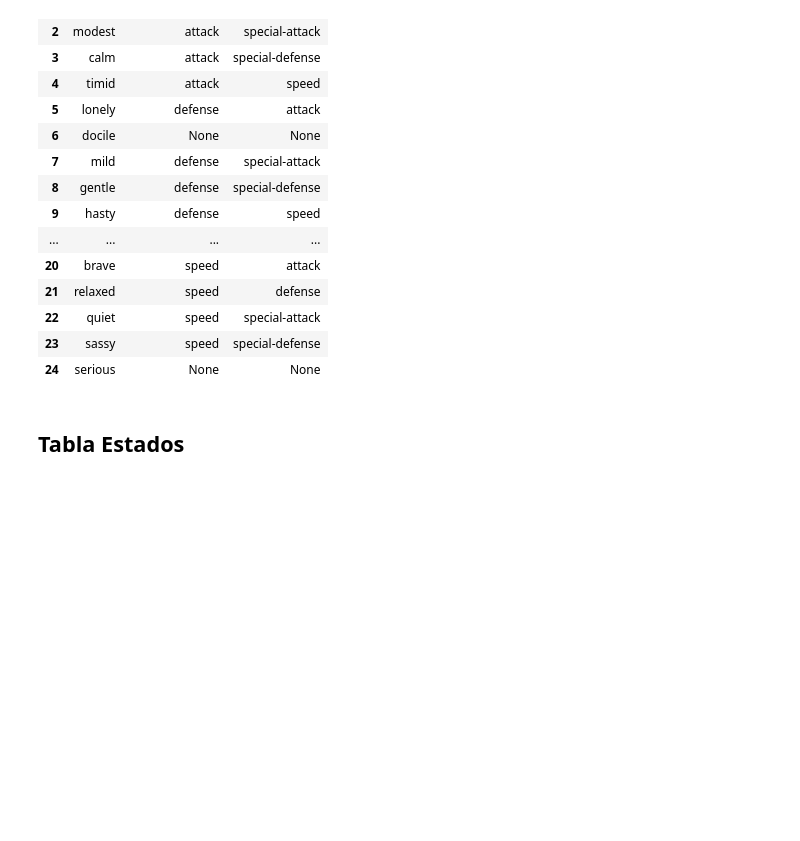
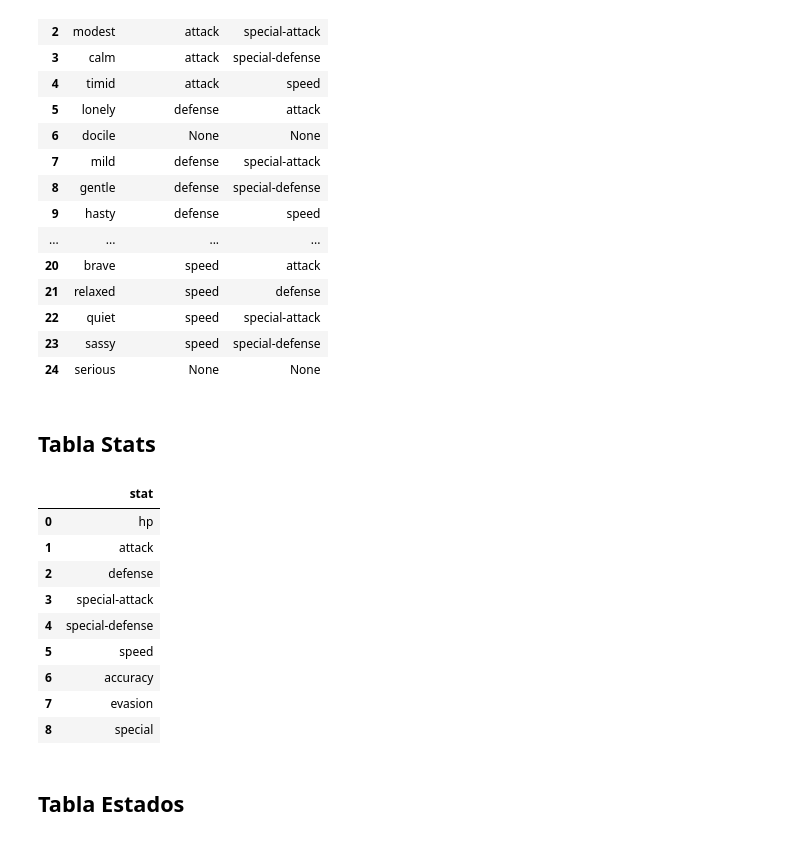
Before and after one commit to ADavid096/pokeproject, a Jupyter notebook: Script_infoDB.ipynb, the cells around one changed output. Cells and saved outputs as stored; diff of their text form; code cells hidden in the pictures; blank space fills up the shorter version.

```diff
--- a/Script_infoDB.ipynb
+++ b/Script_infoDB.ipynb
@@ -582,6 +582,29 @@ tabla_naturalezas
 | 22 | quiet | speed | special-attack |
 | 23 | sassy | speed | special-defense |
 | 24 | serious | None | None |
+# %% [markdown]
+## Tabla Stats
+# %%
+# Tabla basica de stats(nombre, id)
+stats_list = []
+url_stats = "https://pokeapi.co/api/v2/stat"
+data = requests.get(url_stats)
+data = data.json()
+for x in data["results"]:
+  stats_list.append({"stat":x["name"]})
+tabla_stats = pd.DataFrame(stats_list)
+tabla_stats
+# %% [output]
+|  | stat |
+| 0 | hp |
+| 1 | attack |
+| 2 | defense |
+| 3 | special-attack |
+| 4 | special-defense |
+| 5 | speed |
+| 6 | accuracy |
+| 7 | evasion |
+| 8 | special |
 # %% [markdown]
 ## Tabla Estados
 # %% [markdown]
```
